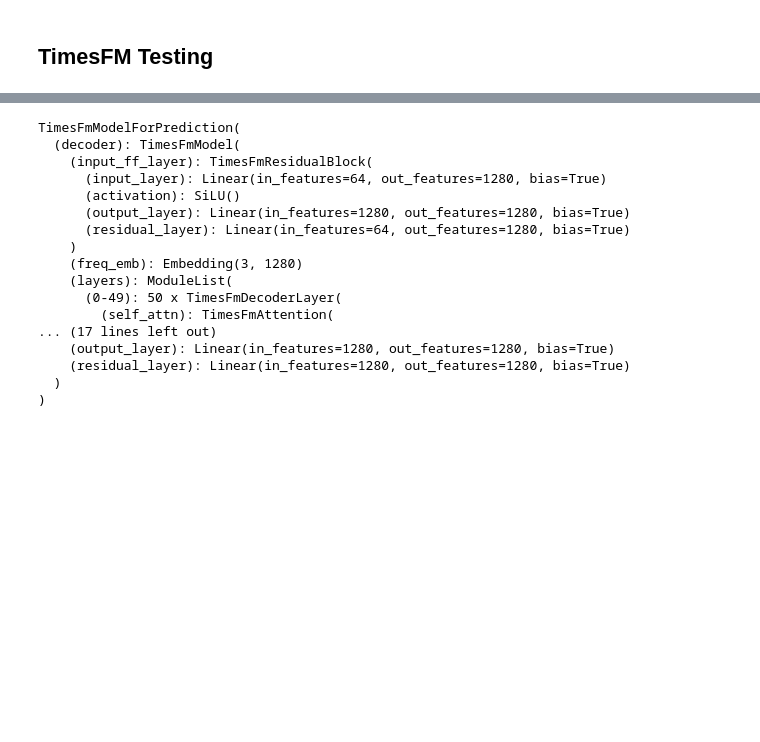
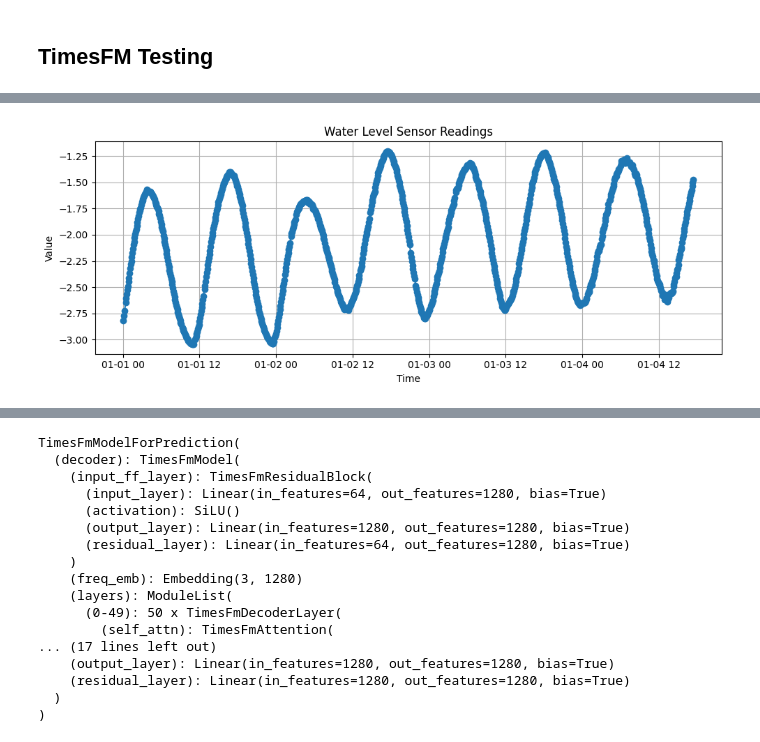
Before and after one commit to PrasunBanerjee04/SecooraRiskModel, a Jupyter notebook: model/TrainModel.ipynb, the cells around one changed output, grey strips where cells are left out. Cells and saved outputs as stored; diff of their text form; code cells hidden in the pictures; blank space fills up the shorter version.

```diff
--- a/model/TrainModel.ipynb
+++ b/model/TrainModel.ipynb
@@ -180,3 +182,12 @@ Requirement already satisfied: idna<4,>=2.5 in /opt/anaconda3/envs/SecooraVenv/l
 Requirement already satisfied: urllib3<3,>=1.21.1 in /opt/anaconda3/envs/SecooraVenv/lib/python3.12/site-packages (from requests->transformers==4.52.0.dev0) (2.3.0)
 Requirement already satisfied: certifi>=2017.4.17 in /opt/anaconda3/envs/SecooraVenv/lib/python3.12/site-packages (from requests->transformers==4.52.0.dev0) (2025.1.31)
 Note: you may need to restart the kernel to use updated packages.
+# %%
+df_1 = pd.read_csv("../data/historical_data_2023.csv", parse_dates=["time"])
+df_1 = df_1.sort_values("time").reset_index(drop=True)
+
+df_2 = pd.read_csv("../data/historical_data_2024.csv", parse_dates=["time"])
+df_2 = df_2.sort_values("time").reset_index(drop=True)
+
+df_3 = pd.read_csv("../data/historical_data_2025.csv", parse_dates=["time"])
+df_3 = df_3.sort_values("time").reset_index(drop=True)
@@ -182,0 +210,16 @@ Note: you may need to restart the kernel to use updated packages.
+# %%
+import matplotlib.pyplot as plt
+
+def plot_series(timestamps, values, title="Time Series", xlabel="Time", ylabel="Value", figsize=(10, 4)):
+    plt.figure(figsize=figsize)
+    plt.plot(timestamps, values, marker='o', linestyle='-')
+    plt.title(title)
+    plt.xlabel(xlabel)
+    plt.ylabel(ylabel)
+    plt.grid(True)
+    plt.tight_layout()
+    plt.show()
+# %%
+plot_series(df_2["time"][0:1000], df_2["result"][0:1000], title="Water Level Sensor Readings")
+# %% [output]
+[figure, added]
```
Also changed, not shown: parts of 15 cells of this notebook, 4 other files.
